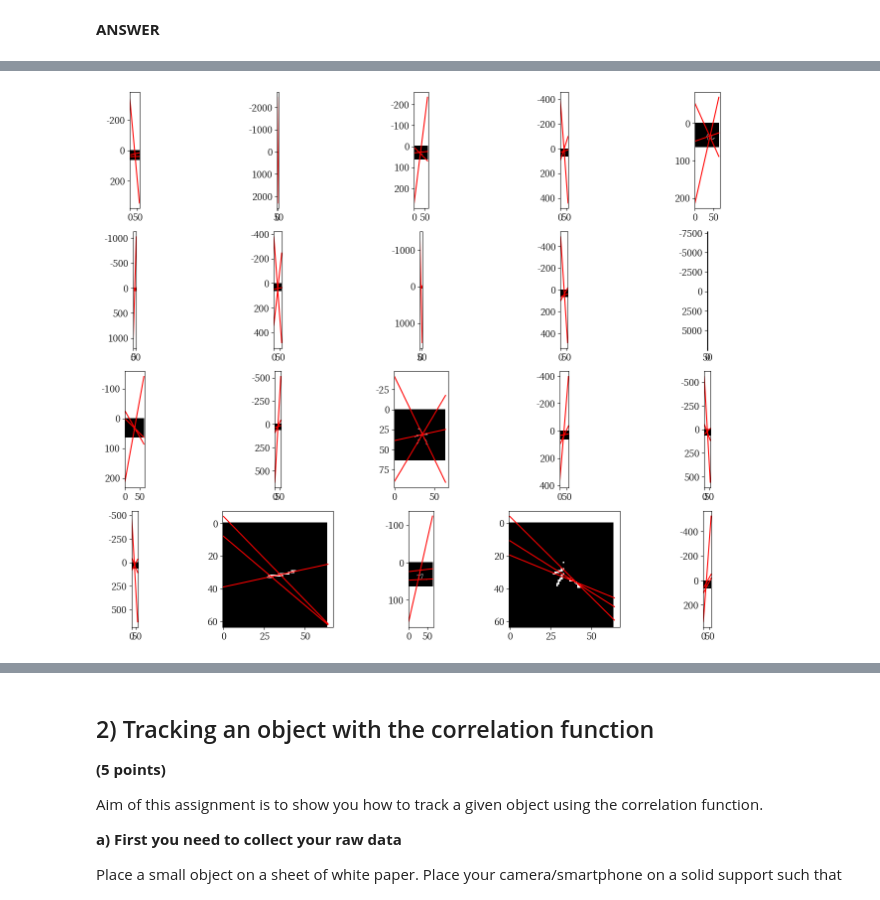
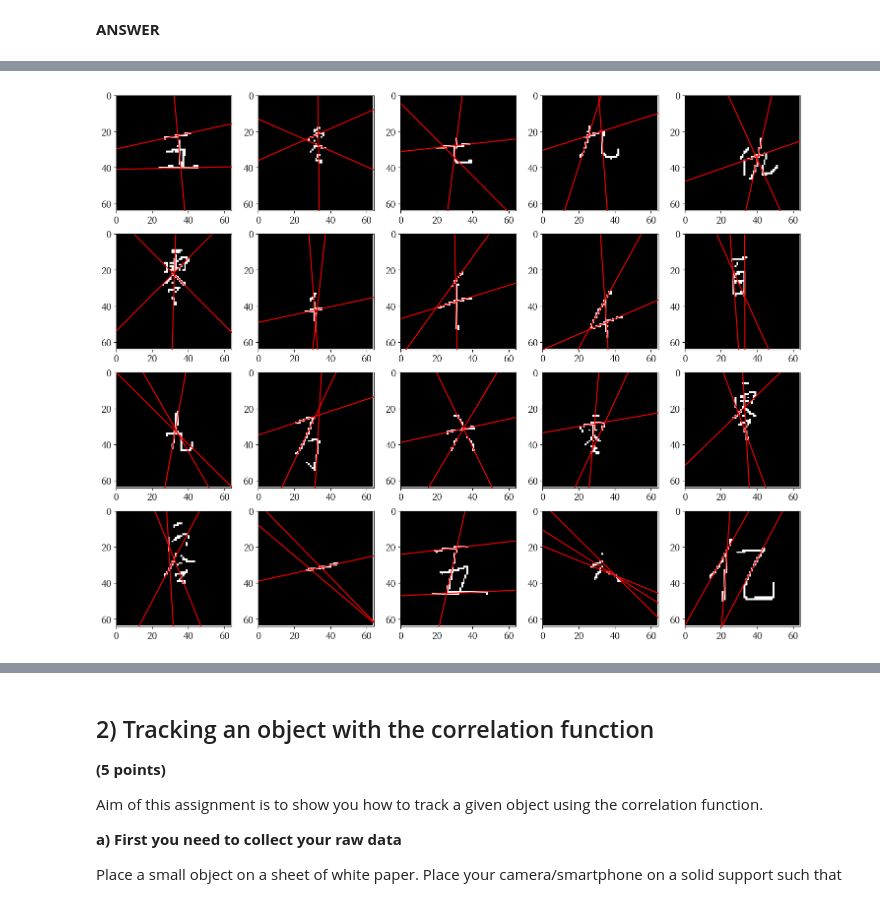
Before and after one commit to Matty-7/CS302-ComputerVision, a Jupyter notebook: CV_HW_4/Homework _4.ipynb, the cells around one changed output, grey strips where cells are left out. Cells and saved outputs as stored; diff of their text form; code cells hidden in the pictures.

```diff
--- a/CV_HW_4/Homework _4.ipynb
+++ b/CV_HW_4/Homework _4.ipynb
@@ -89,7 +89,7 @@ Then create a new data matrix to use with the random forest classifier: *X_new*,
 # (a)
 import numpy as np
 import matplotlib.pyplot as plt
-from skimage import filters, transform, feature, io, color
+from skimage import filters, transform
 
 image = X[0].reshape(64, 64)
 
@@ -111,7 +111,8 @@ h, theta, d = transform.hough_line(binary_image, np.linspace(0.1, np.pi+0.1, 360
 peaks, angles, dists = transform.hough_line_peaks(h, theta, d, min_distance=7, min_angle=40, threshold=0, num_peaks=3)
 
 # Draw these lines on the binarized image
-fig, ax = plt.subplots()
+fig, ax = plt.subplots(figsize=(10, 10))
+
 ax.imshow(binary_image, cmap='gray')
 
 for angle, dist in zip(angles, dists):
@@ -119,6 +120,9 @@ for angle, dist in zip(angles, dists):
     y1 = (dist - binary_image.shape[1] * np.cos(angle)) / np.sin(angle)
     ax.plot((0, binary_image.shape[1]), (y0, y1), '-r')
 
+plt.xlim((0, binary_image.shape[1]))
+plt.ylim((binary_image.shape[0], 0))
+
 plt.show()
 # %% [output]
 [figure]
@@ -126,21 +130,24 @@ plt.show()
 # %%
-# (b)
-# preview the images
+# (b) preview the images
 plt.figure(figsize=(18,14))
 
 for i in range(20):
     plt.subplot(4, 5, i+1)
     image = X[i].reshape((64,64))
     threshold = filters.threshold_otsu(image)
     binary_image = image > threshold
     h, theta, d = transform.hough_line(binary_image, np.linspace(0.1, np.pi+0.1, 360, endpoint=False))
     peaks, angles, dists = transform.hough_line_peaks(h, theta, d, min_distance=7, min_angle=40, threshold=0, num_peaks=3)
     plt.imshow(binary_image, cmap='gray')
+
+    plt.xlim((0, binary_image.shape[1]))
+    plt.ylim((binary_image.shape[0], 0))
+
     for angle, dist in zip(angles, dists):
         y0 = (dist - 0 * np.cos(angle)) / np.sin(angle)
         y1 = (dist - binary_image.shape[1] * np.cos(angle)) / np.sin(angle)
         plt.plot((0, binary_image.shape[1]), (y0, y1), '-r')
     key = str(y[i])
 # %% [output]
-[figure, old version]
+[figure, new version]
 # %%
```
Also changed, not shown: parts of 3 cells of this notebook.
